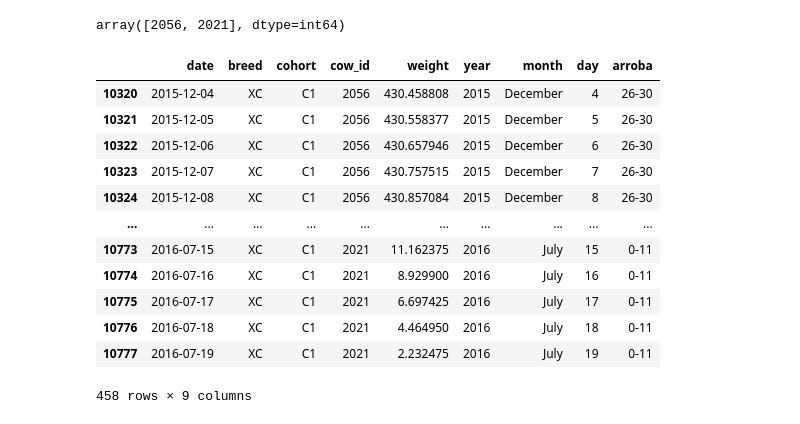
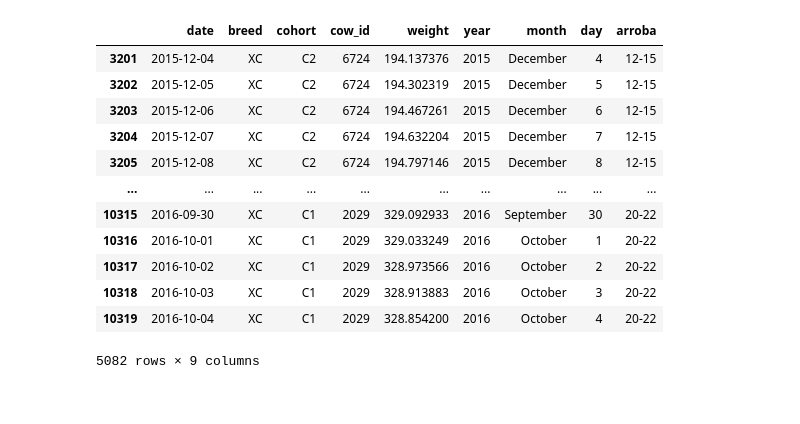
Before and after one commit to juliopk543/zootecnia-pecuaria-precisao, a Jupyter notebook: AnaliseRebanho(USD).gov/Analise/Crioulo-MesticoDeCorte-checkpoint.ipynb, the cells around one changed output. Saved outputs shown, nothing was run; the diff lists cells and outputs as text; code cells hidden in the pictures.

```diff
--- a/AnaliseRebanho(USD).gov/Analise/Crioulo-MesticoDeCorte-checkpoint.ipynb
+++ b/AnaliseRebanho(USD).gov/Analise/Crioulo-MesticoDeCorte-checkpoint.ipynb
@@ -91,21 +95,16 @@ axes[-1, -1].axis('off');
-# %%
-cattleXC[cattleXC.arroba == '0-11'].cow_id.unique()
-# %% [output]
-array([2056, 2021], dtype=int64)
-# %%
-bezerro = list(cattleXC[cattleXC.arroba == '0-11'].cow_id.unique())
-cattleXC.query(f'cow_id in {bezerro}')
-# %% [output]
-|  | date | breed | cohort | cow_id | weight | year | month | day | arroba |
-| 10320 | 2015-12-04 | XC | C1 | 2056 | 430.458808 | 2015 | December | 4 | 26-30 |
-| 10321 | 2015-12-05 | XC | C1 | 2056 | 430.558377 | 2015 | December | 5 | 26-30 |
-| 10322 | 2015-12-06 | XC | C1 | 2056 | 430.657946 | 2015 | December | 6 | 26-30 |
-| 10323 | 2015-12-07 | XC | C1 | 2056 | 430.757515 | 2015 | December | 7 | 26-30 |
-| 10324 | 2015-12-08 | XC | C1 | 2056 | 430.857084 | 2015 | December | 8 | 26-30 |
-| ... | ... | ... | ... | ... | ... | ... | ... | ... | ... |
-| 10773 | 2016-07-15 | XC | C1 | 2021 | 11.162375 | 2016 | July | 15 | 0-11 |
-| 10774 | 2016-07-16 | XC | C1 | 2021 | 8.929900 | 2016 | July | 16 | 0-11 |
-| 10775 | 2016-07-17 | XC | C1 | 2021 | 6.697425 | 2016 | July | 17 | 0-11 |
-| 10776 | 2016-07-18 | XC | C1 | 2021 | 4.464950 | 2016 | July | 18 | 0-11 |
-| 10777 | 2016-07-19 | XC | C1 | 2021 | 2.232475 | 2016 | July | 19 | 0-11 |
-458 rows × 9 columns
+# %%
+cattleXC
+# %% [output]
+|  | date | breed | cohort | cow_id | weight | year | month | day | arroba |
+| 3201 | 2015-12-04 | XC | C2 | 6724 | 194.137376 | 2015 | December | 4 | 12-15 |
+| 3202 | 2015-12-05 | XC | C2 | 6724 | 194.302319 | 2015 | December | 5 | 12-15 |
+| 3203 | 2015-12-06 | XC | C2 | 6724 | 194.467261 | 2015 | December | 6 | 12-15 |
+| 3204 | 2015-12-07 | XC | C2 | 6724 | 194.632204 | 2015 | December | 7 | 12-15 |
+| 3205 | 2015-12-08 | XC | C2 | 6724 | 194.797146 | 2015 | December | 8 | 12-15 |
+| ... | ... | ... | ... | ... | ... | ... | ... | ... | ... |
+| 10315 | 2016-09-30 | XC | C1 | 2029 | 329.092933 | 2016 | September | 30 | 20-22 |
+| 10316 | 2016-10-01 | XC | C1 | 2029 | 329.033249 | 2016 | October | 1 | 20-22 |
+| 10317 | 2016-10-02 | XC | C1 | 2029 | 328.973566 | 2016 | October | 2 | 20-22 |
+| 10318 | 2016-10-03 | XC | C1 | 2029 | 328.913883 | 2016 | October | 3 | 20-22 |
+| 10319 | 2016-10-04 | XC | C1 | 2029 | 328.854200 | 2016 | October | 4 | 20-22 |
+5082 rows × 9 columns
```
Also changed, not shown: parts of 9 cells of this notebook.
